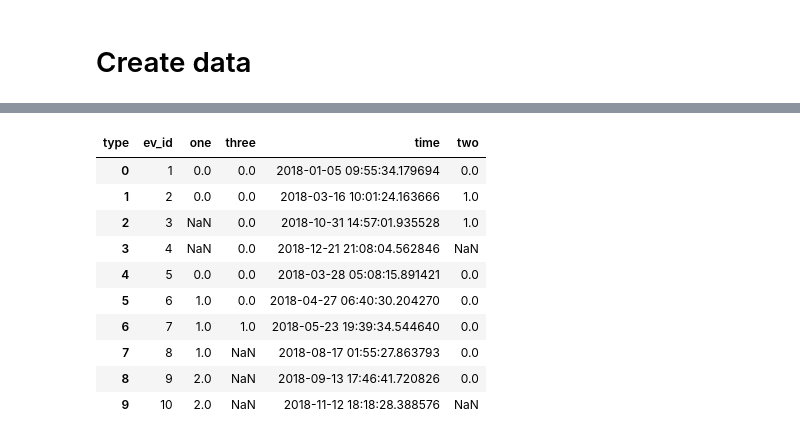
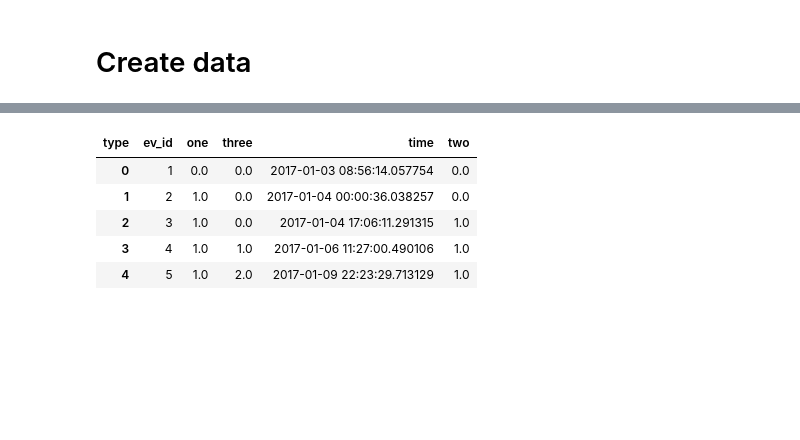
Before and after one commit to MHWauben/surv_models, a Jupyter notebook: surv_model.ipynb, the cells around one changed output, grey strips where cells are left out. Saved outputs shown, nothing was run; the diff lists cells and outputs as text; code cells hidden in the pictures; blank space fills up the shorter version.

```diff
--- a/surv_model.ipynb
+++ b/surv_model.ipynb
@@ -18,17 +38,29 @@ end = datetime.strptime('2019-01-01', "%Y-%M-%d")
 # Create data
 # %%
 # Random data
-dates = [random.random() * (end - start) + start for _ in range(num_inc)]
-types = ['one', 'two', 'three']
-locs = ['loc1', 'loc2']
+dates = [random.random() * (end - start) + start for _ in range(num_ev)]
 pers = ['id1', 'id2']
-events = pd.DataFrame({'loc':random.choices(locs, k = num_inc),
-                       'time':dates,
-                       'pers_id':random.choices(pers, k = num_inc),
-                       'type':random.choices(types, k = num_inc)})
+events = pd.DataFrame({'time':dates,
+                       'pers_id':random.choices(pers, k = num_ev),
+                       'type':random.choices(types, k = num_ev)})
 events = events.sort_values(by=['pers_id', 'time']).reset_index(drop = True)
-events['ev_id'] = range(1, num_inc+1)
+
+events['ev_id'] = range(1, num_ev+1)
 # %%
 # Calculate characteristics of previous events within each person
 events['prev_event'] = events.groupby('pers_id').time.shift(1)
+events['prev_type'] = events.groupby('pers_id').type.shift(1)
+events['next_event'] = events.groupby('pers_id').time.shift(-1)
+# %%
+# Add in locations such that they do not overlap
+# (which would mess with end-of-exposure calculations)
+locs = ['loc1', 'loc2']
+num_id1 = events.groupby('pers_id').count()['time'][0]
+num_id1_1 = int(math.floor(num_id1 / 2)) * [locs[0]]
+num_id1_2 = int(math.ceil(num_id1 / 2)) * [locs[1]]
+num_id2 = events.groupby('pers_id').count()['time'][1]
+num_id2_1 = int(math.floor(num_id2 / 2)) * [locs[0]]
+num_id2_2 = int(math.ceil(num_id2 / 2)) * [locs[1]]
+
+events['loc'] = num_id1_1 + num_id1_2 + num_id2_1 + num_id2_2
 # %%
@@ -48,24 +77,19 @@ events
 # %%
-# Running total by type
+# Running total by event type
 timed_totals = events.copy().sort_values(['pers_id', 'time'])
 timed_totals['prev_count'] = timed_totals.groupby(['pers_id', 'type'])['type'].cumcount()
 timed_totals = timed_totals.pivot_table(index = ['ev_id', 'time', 'pers_id'],
                                         columns='type', values='prev_count')
 timed_totals = timed_totals.reset_index().sort_values(['pers_id', 'time'])
 timed_totals = timed_totals.groupby('pers_id').fillna(method = 'backfill')
-timed_totals
+timed_totals.head()
 # %% [output]
 | type | ev_id | one | three | time | two |
-| 0 | 1 | 0.0 | 0.0 | 2018-01-05 09:55:34.179694 | 0.0 |
-| 1 | 2 | 0.0 | 0.0 | 2018-03-16 10:01:24.163666 | 1.0 |
-| 2 | 3 | NaN | 0.0 | 2018-10-31 14:57:01.935528 | 1.0 |
-| 3 | 4 | NaN | 0.0 | 2018-12-21 21:08:04.562846 | NaN |
-| 4 | 5 | 0.0 | 0.0 | 2018-03-28 05:08:15.891421 | 0.0 |
-| 5 | 6 | 1.0 | 0.0 | 2018-04-27 06:40:30.204270 | 0.0 |
-| 6 | 7 | 1.0 | 1.0 | 2018-05-23 19:39:34.544640 | 0.0 |
-| 7 | 8 | 1.0 | NaN | 2018-08-17 01:55:27.863793 | 0.0 |
-| 8 | 9 | 2.0 | NaN | 2018-09-13 17:46:41.720826 | 0.0 |
-| 9 | 10 | 2.0 | NaN | 2018-11-12 18:18:28.388576 | NaN |
+| 0 | 1 | 0.0 | 0.0 | 2017-01-03 08:56:14.057754 | 0.0 |
+| 1 | 2 | 1.0 | 0.0 | 2017-01-04 00:00:36.038257 | 0.0 |
+| 2 | 3 | 1.0 | 0.0 | 2017-01-04 17:06:11.291315 | 1.0 |
+| 3 | 4 | 1.0 | 1.0 | 2017-01-06 11:27:00.490106 | 1.0 |
+| 4 | 5 | 1.0 | 2.0 | 2017-01-09 22:23:29.713129 | 1.0 |
 # %%
 # Rename columns
 timed_totals.columns = ["old_" + s for s in timed_totals.columns.values]
```
Also changed, not shown: parts of 45 cells of this notebook.
